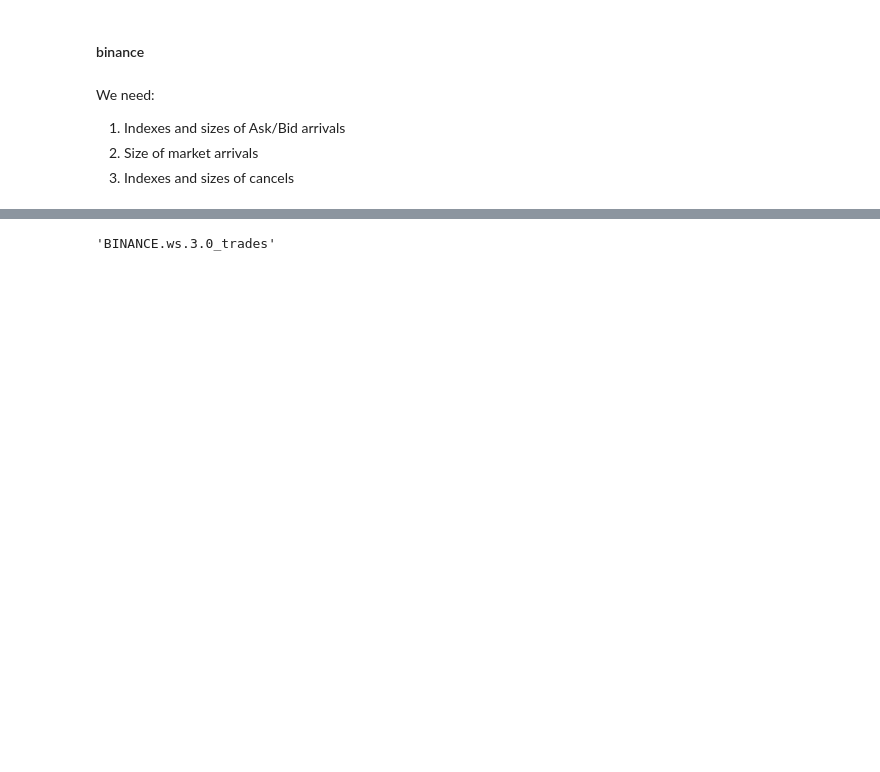
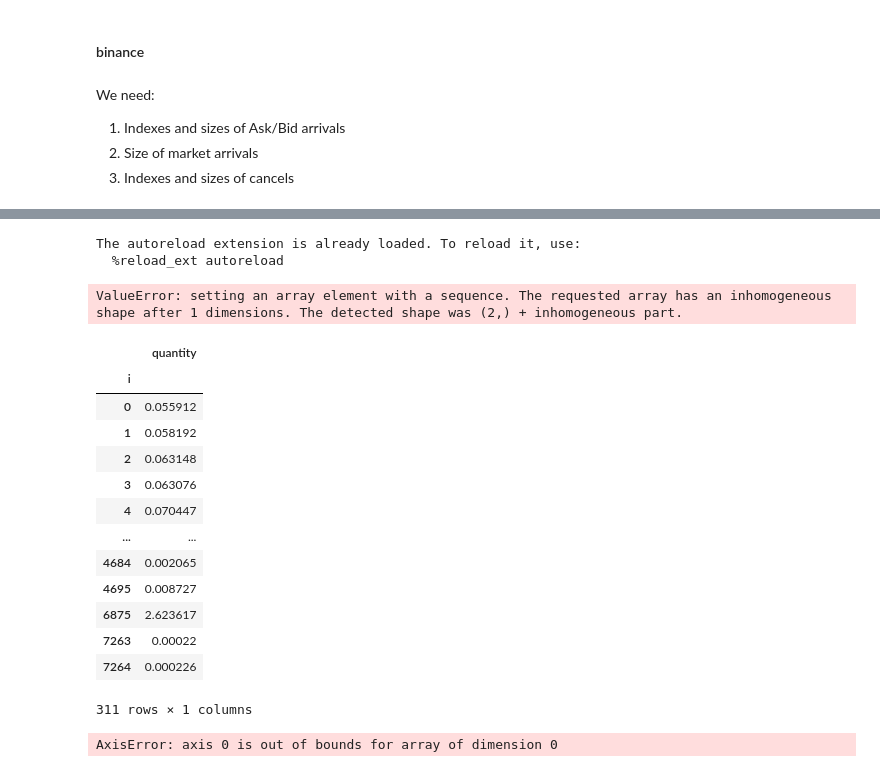
Before and after one commit to danyanyam/THESIS, a Jupyter notebook: notebooks/parsing-data-new.ipynb, the cells around one changed output, grey strips where cells are left out. Saved outputs shown, nothing was run; the diff lists cells and outputs as text; code cells hidden in the pictures; blank space fills up the shorter version.

```diff
--- a/notebooks/parsing-data-new.ipynb
+++ b/notebooks/parsing-data-new.ipynb
@@ -355,4 +124,0 @@ snaps
-# %%
-p.name + '_trades'
-# %% [output]
-'BINANCE.ws.3.0_trades'
@@ -360,0 +125,18 @@ p.name + '_trades'
+# %%
+%load_ext autoreload
+%autoreload 2
+
+from collections import Counter
+from decimal import Decimal
+from src.parsers.unified import Other
+from src.estimators.base import BaseEstimator, Decoder
+
+
+e = BaseEstimator(tick_size=Decimal('0.1'))
+
+e.estimate(selected)
+e.get_parameters()
+# %% [output]
+The autoreload extension is already loaded. To reload it, use:
+  %reload_ext autoreload
+ValueError: setting an array element with a sequence. The requested array has an inhomogeneous shape after 1 dimensions. The detected shape was (2,) + inhomogeneous part.
@@ -360,0 +175,24 @@ p.name + '_trades'
+# %%
+arrivals_sell.groupby('i').mean() / Sl
+# %% [output]
+|  | quantity |
+| i |  |
+| 0 | 0.055912 |
+| 1 | 0.058192 |
+| 2 | 0.063148 |
+| 3 | 0.063076 |
+| 4 | 0.070447 |
+| ... | ... |
+| 4684 | 0.002065 |
+| 4695 | 0.008727 |
+| 6875 | 2.623617 |
+| 7263 | 0.00022 |
+| 7264 | 0.000226 |
+311 rows × 1 columns
+# %%
+Qi = np.mean(zip([
+        (arrivals_buy.groupby('i').mean() / Sl)['quantity'].values,
+        (arrivals_sell.groupby('i').mean() / Sl)['quantity'].values,
+    ]), axis=0)
+# %% [output]
+AxisError: axis 0 is out of bounds for array of dimension 0
```
Also changed, not shown: parts of 48 cells of this notebook, 4 other files.
